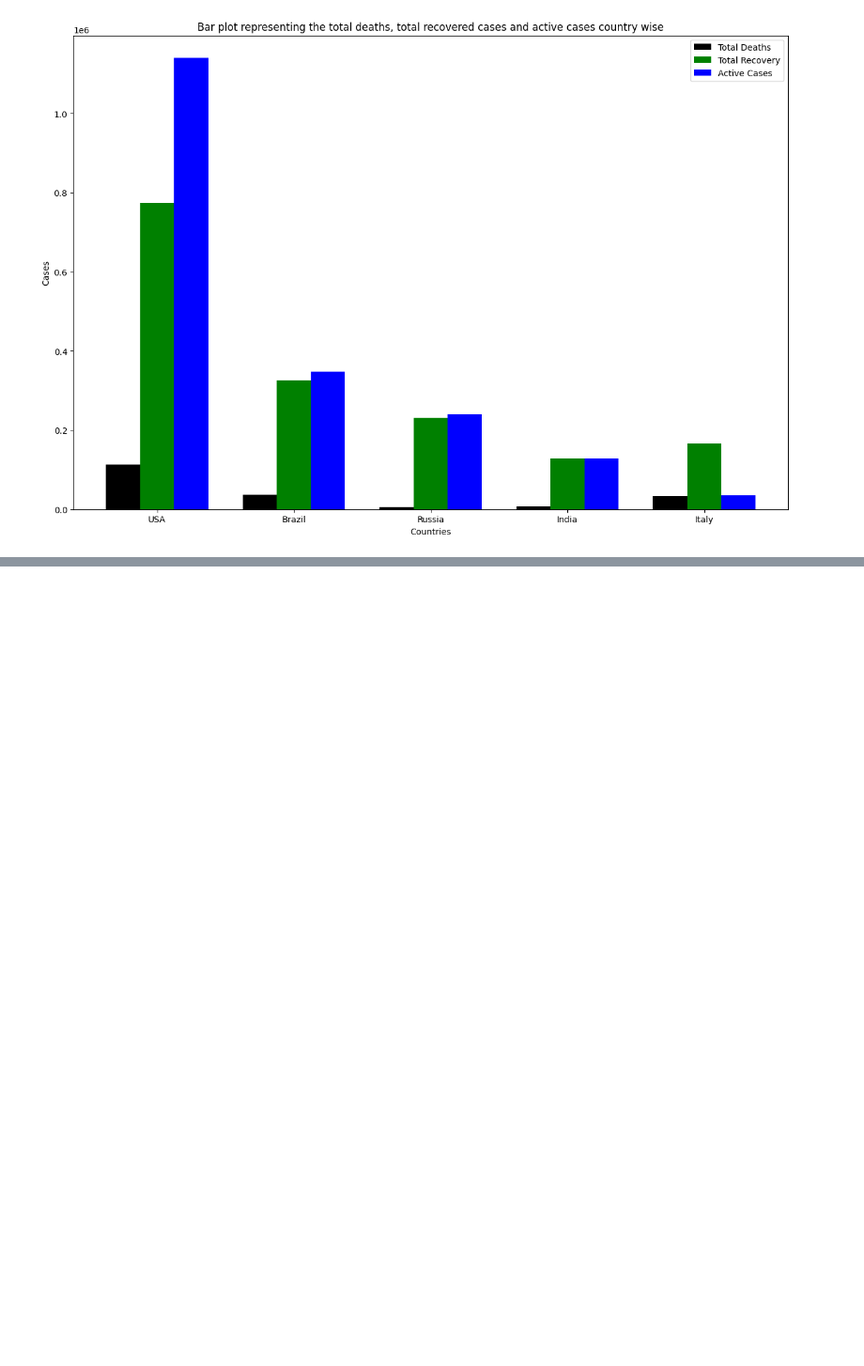
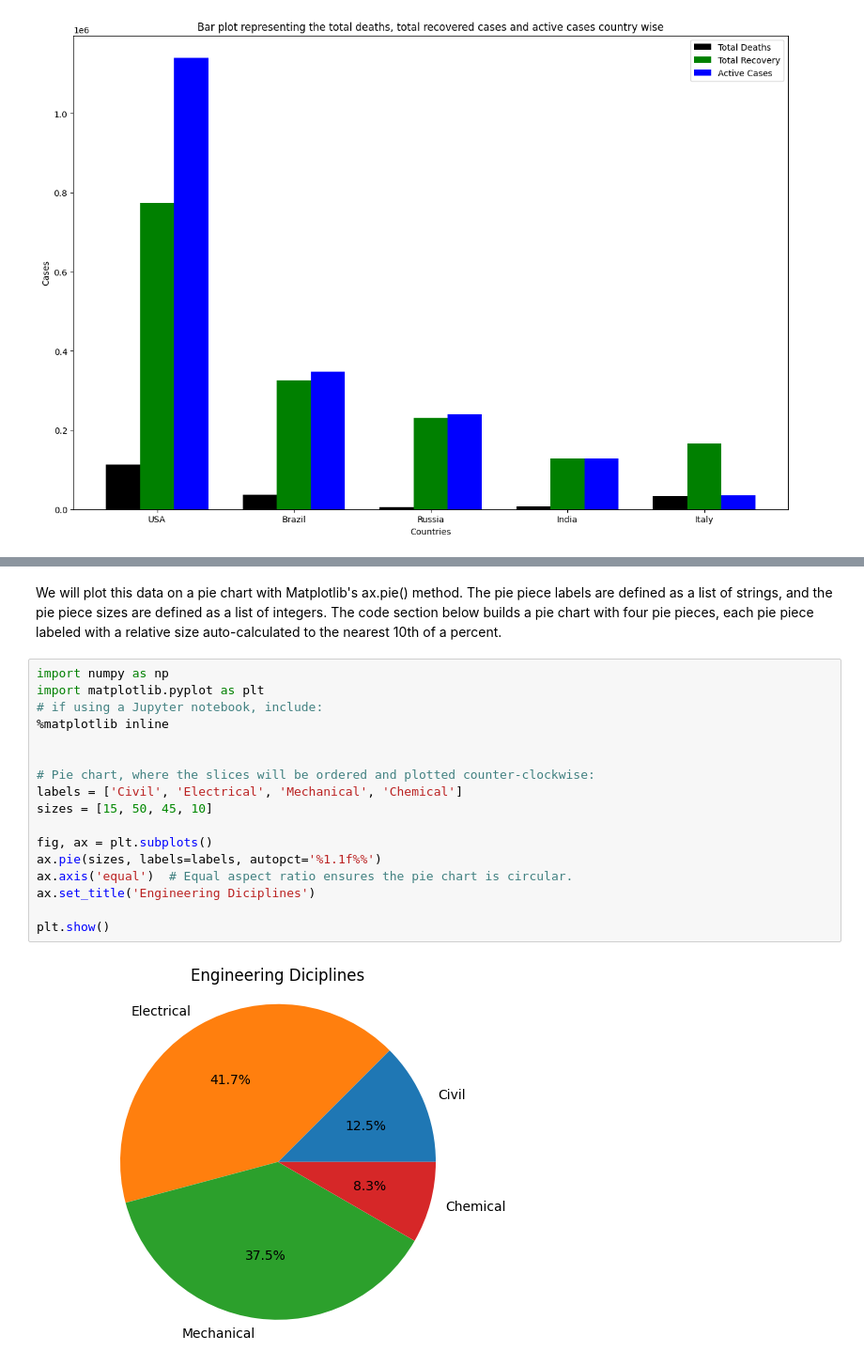
Before and after one commit to harsh3294/MSC_CS_Sem4, a Jupyter notebook: Data Science/Practicals/Practical 1/Practical 1.ipynb, the cells around one changed output, grey strips where cells are left out. Shown at 94% size. Drawn from its saved outputs; the diff is of its cells as text; blank space fills up the shorter version.

```diff
--- a/Data Science/Practicals/Practical 1/Practical 1.ipynb
+++ b/Data Science/Practicals/Practical 1/Practical 1.ipynb
@@ -421,0 +444,21 @@ plt.show()
+# %% [markdown]
+We will plot this data on a pie chart with Matplotlib's ax.pie() method. The pie piece labels are defined as a list of strings, and the pie piece sizes are defined as a list of integers. The code section below builds a pie chart with four pie pieces, each pie piece labeled with a relative size auto-calculated to the nearest 10th of a percent.
+# %%
+import numpy as np
+import matplotlib.pyplot as plt
+# if using a Jupyter notebook, include:
+%matplotlib inline
+
+
+# Pie chart, where the slices will be ordered and plotted counter-clockwise:
+labels = ['Civil', 'Electrical', 'Mechanical', 'Chemical']
+sizes = [15, 50, 45, 10]
+
+fig, ax = plt.subplots()
+ax.pie(sizes, labels=labels, autopct='%1.1f%%')
+ax.axis('equal')  # Equal aspect ratio ensures the pie chart is circular.
+ax.set_title('Engineering Diciplines')
+
+plt.show()
+# %% [output]
+[figure, added]
```
Also changed, not shown: parts of 46 cells of this notebook, 3 other files.
